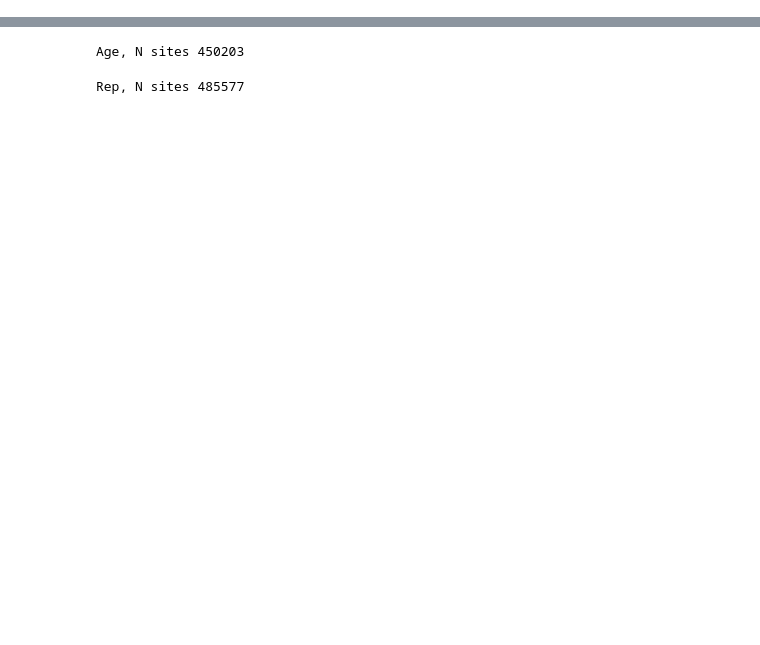
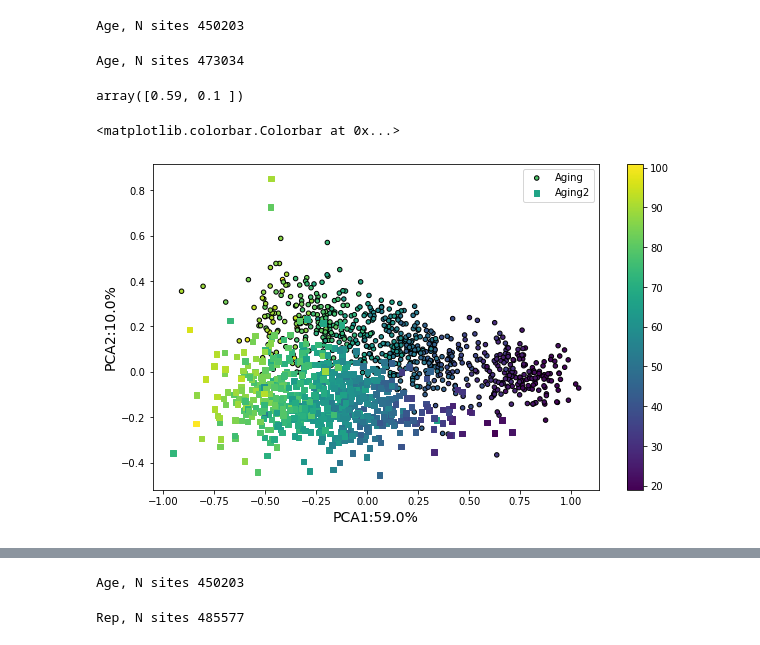
Before and after one commit to ComputationalAgingLab/reprogramming_ood, a Jupyter notebook: correlation_analysis.ipynb, the cells around one changed output, grey strips where cells are left out. Cells and saved outputs as stored; diff of their text form; code cells hidden in the pictures; blank space fills up the shorter version.

```diff
--- a/correlation_analysis.ipynb
+++ b/correlation_analysis.ipynb
@@ -18,0 +22,17 @@ pd.set_option('display.max_columns', 40)
+# %%
+p = '/home/shappiron/Desktop/Bio/Antiaging/Dynamics of aging/data/GSE87571/data_joined.csv'
+dfa1 = pd.read_csv(p, index_col=0)
+meta1 = pd.read_csv('/home/shappiron/Desktop/Bio/Antiaging/Dynamics of aging/data/GSE87571/descriptions_samples.csv',
+                   index_col=0)
+dfa1 = dfa1[meta1.index]
+print('Age, N sites', len(dfa1.index))
+# %% [output]
+Age, N sites 450203
+# %%
+dfa2 = pd.read_csv('data/GSE40279/GSE40279_average_beta.txt', sep='\t', index_col=0)
+meta2 = pd.read_csv('data/GSE40279/GSE40279_metadata.csv', index_col=0).set_index('source_name_ch1')
+meta2['age'] = meta2['characteristics_ch1.0.age (y)'].astype(int)
+dfa = dfa2[meta2.index]
+print('Age, N sites', len(dfa2.index))
+# %% [output]
+Age, N sites 473034
@@ -18,0 +56,34 @@ pd.set_option('display.max_columns', 40)
+# %%
+#train other models
+cname = 'Hannum clock (71 CpGs)'
+clock = clocks[cname]
+sites = clock.index.intersection(dfa1.index).intersection(dfa2.index)
+
+Xa1_clock = dfa1.loc[sites].T
+Xa2_clock = dfa2.loc[sites].T
+# %%
+pca = PCA(2)
+# Xpa = pca.fit_transform(Xa_clock)
+# Xpr = pca.transform(Xr_clock)
+pca.fit(Xa1_clock.append(Xa2_clock))
+Xpa1 = pca.transform(Xa1_clock)
+Xpa2 = pca.transform(Xa2_clock)
+
+ya1 = meta1[f'age']
+ya2 = meta2[f'age']
+
+pvar = np.round(pca.explained_variance_ratio_, 2)
+pvar
+# %% [output]
+array([0.59, 0.1 ])
+# %%
+fig = plt.figure(figsize=(10, 6))
+plt.scatter(Xpa1[:, 0], Xpa1[:, 1], c=ya1, s=20, label='Aging', edgecolors='black')
+plt.scatter(Xpa2[:, 0], Xpa2[:, 1], c=ya2, marker='s', s=30, label='Aging2')
+plt.xlabel(f'PCA1:{pvar[0]*100}%', fontsize=14)
+plt.ylabel(f'PCA2:{pvar[1]*100}%', fontsize=14)
+plt.legend()
+plt.colorbar()
+# %% [output]
+<matplotlib.colorbar.Colorbar at 0x...>
+[figure, added]
```
Also changed, not shown: parts of 12 cells of this notebook, 5 other files.
